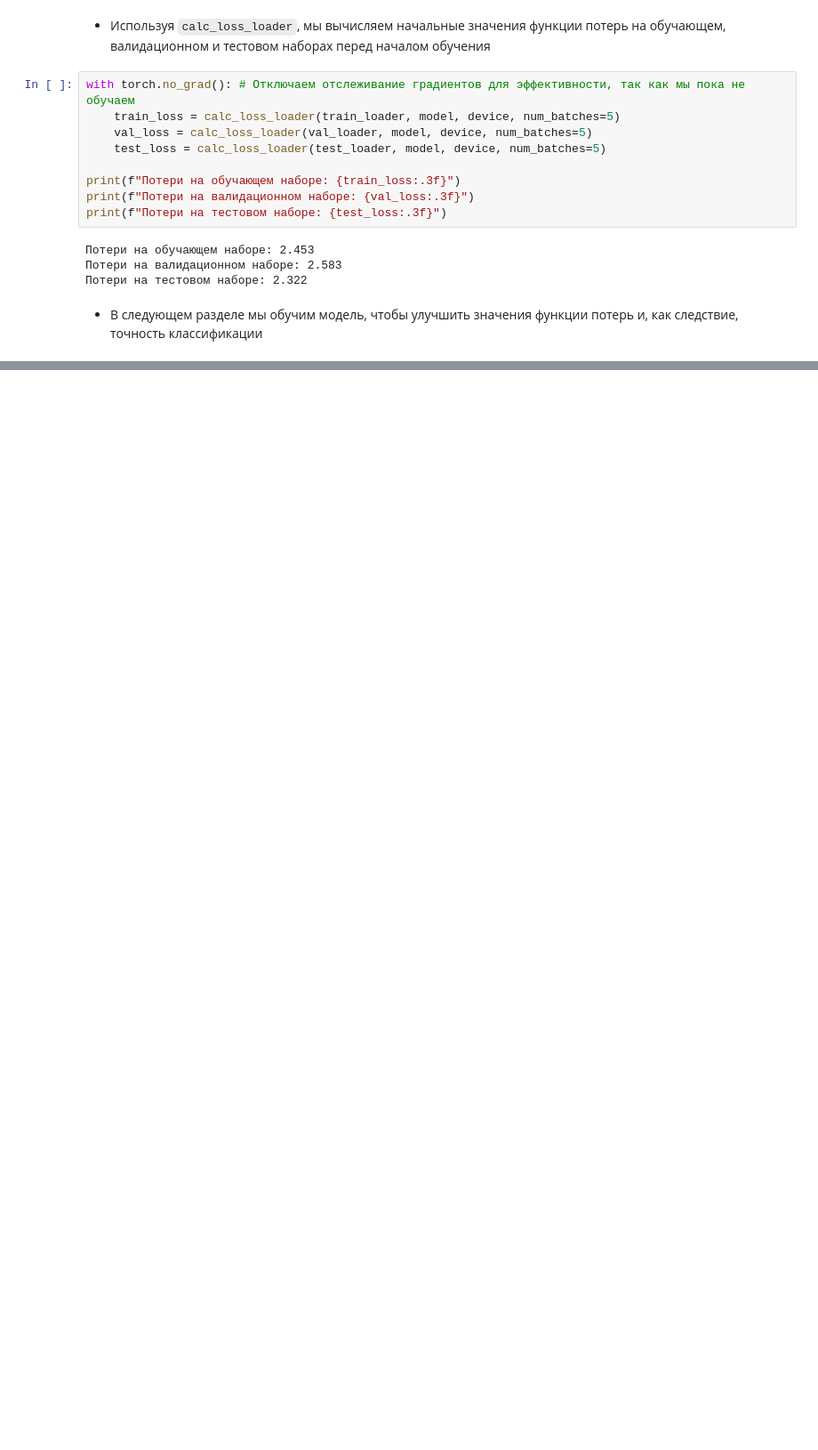
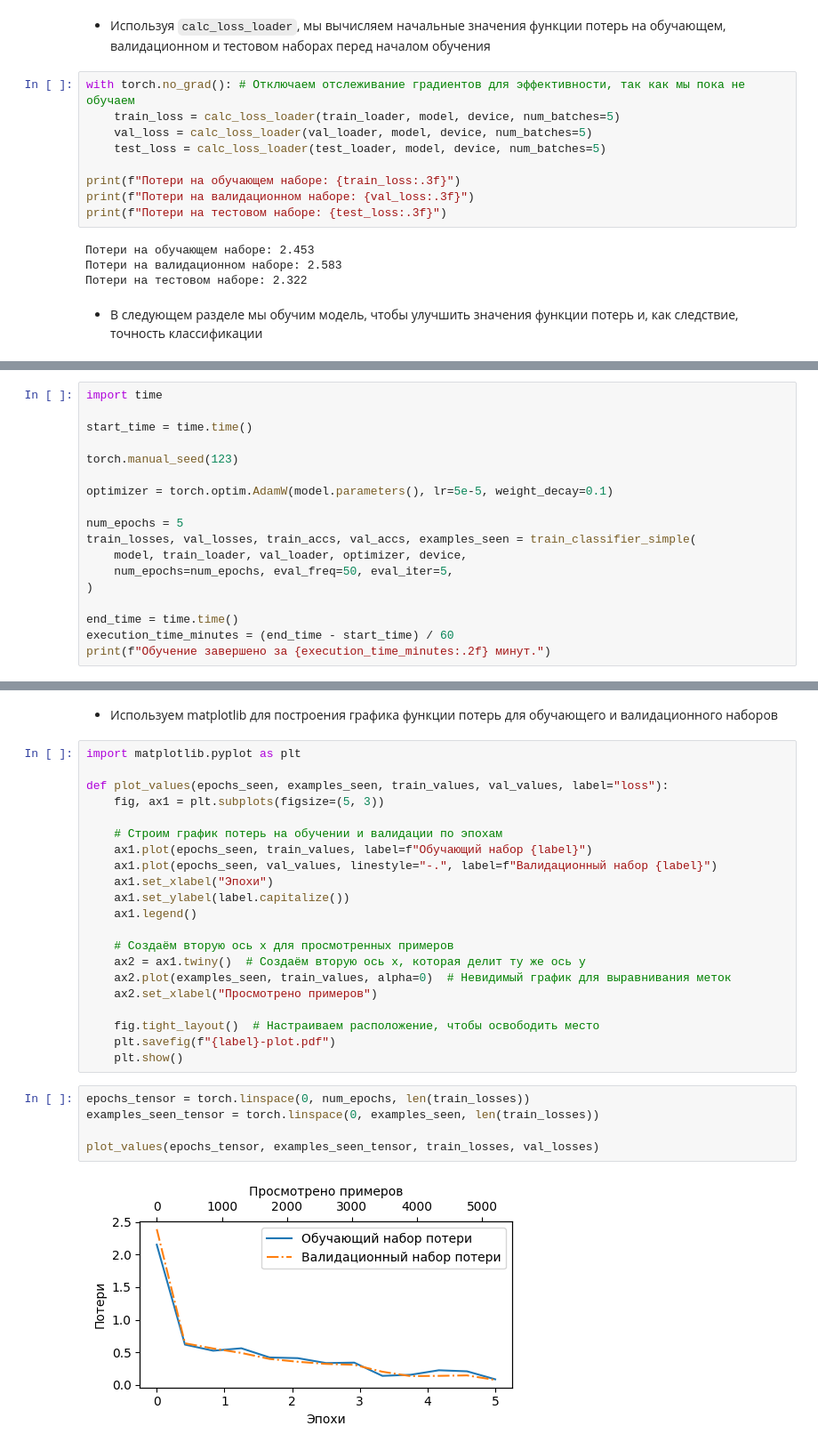
Before and after one commit to vnook-dedoolee/building-llm, a Jupyter notebook: 05-finetuning-for-text-classification/chapter-06.ipynb, the cells around one changed output, grey strips where cells are left out. Shown at 89% size. Saved outputs shown, nothing was run; the diff lists cells and outputs as text; blank space fills up the shorter version.

```diff
--- a/05-finetuning-for-text-classification/chapter-06.ipynb
+++ b/05-finetuning-for-text-classification/chapter-06.ipynb
@@ -839,0 +901,18 @@ print(f"Потери на тестовом наборе: {test_loss:.3f}")
+# %%
+import time
+
+start_time = time.time()
+
+torch.manual_seed(123)
+
+optimizer = torch.optim.AdamW(model.parameters(), lr=5e-5, weight_decay=0.1)
+
+num_epochs = 5
+train_losses, val_losses, train_accs, val_accs, examples_seen = train_classifier_simple(
+    model, train_loader, val_loader, optimizer, device,
+    num_epochs=num_epochs, eval_freq=50, eval_iter=5,
+)
+
+end_time = time.time()
+execution_time_minutes = (end_time - start_time) / 60
+print(f"Обучение завершено за {execution_time_minutes:.2f} минут.")
@@ -839,0 +939,30 @@ print(f"Потери на тестовом наборе: {test_loss:.3f}")
+# %% [markdown]
+- Используем matplotlib для построения графика функции потерь для обучающего и валидационного наборов
+# %%
+import matplotlib.pyplot as plt
+
+def plot_values(epochs_seen, examples_seen, train_values, val_values, label="loss"):
+    fig, ax1 = plt.subplots(figsize=(5, 3))
+
+    # Строим график потерь на обучении и валидации по эпохам
+    ax1.plot(epochs_seen, train_values, label=f"Обучающий набор {label}")
+    ax1.plot(epochs_seen, val_values, linestyle="-.", label=f"Валидационный набор {label}")
+    ax1.set_xlabel("Эпохи")
+    ax1.set_ylabel(label.capitalize())
+    ax1.legend()
+
+    # Создаём вторую ось x для просмотренных примеров
+    ax2 = ax1.twiny()  # Создаём вторую ось x, которая делит ту же ось y
+    ax2.plot(examples_seen, train_values, alpha=0)  # Невидимый график для выравнивания меток
+    ax2.set_xlabel("Просмотрено примеров")
+
+    fig.tight_layout()  # Настраиваем расположение, чтобы освободить место
+    plt.savefig(f"{label}-plot.pdf")
+    plt.show()
+# %%
+epochs_tensor = torch.linspace(0, num_epochs, len(train_losses))
+examples_seen_tensor = torch.linspace(0, examples_seen, len(train_losses))
+
+plot_values(epochs_tensor, examples_seen_tensor, train_losses, val_losses)
+# %% [output]
+[figure, added]
```
Also changed, not shown: parts of 24 cells of this notebook.
